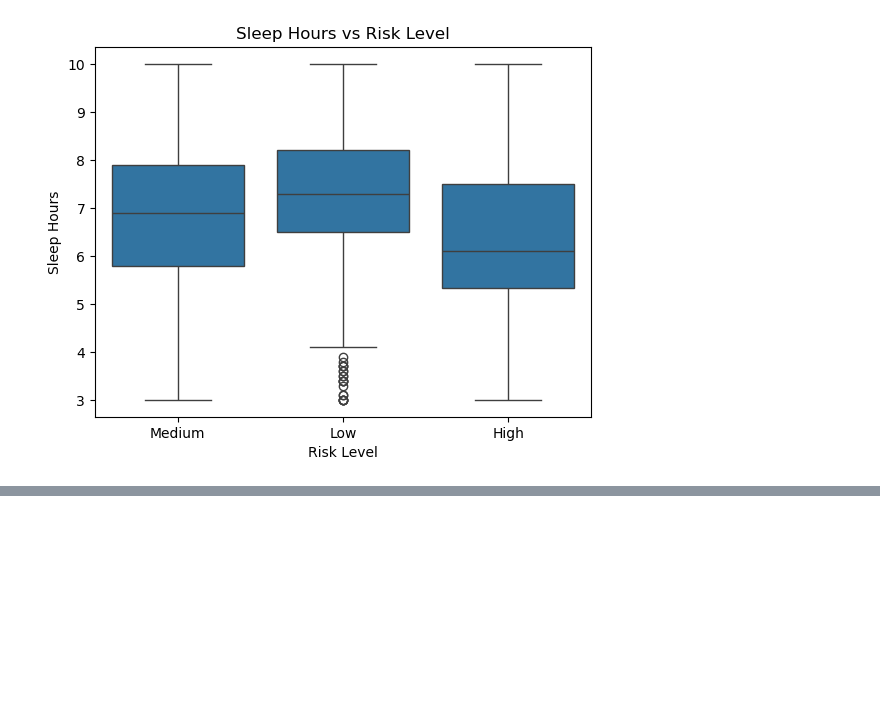
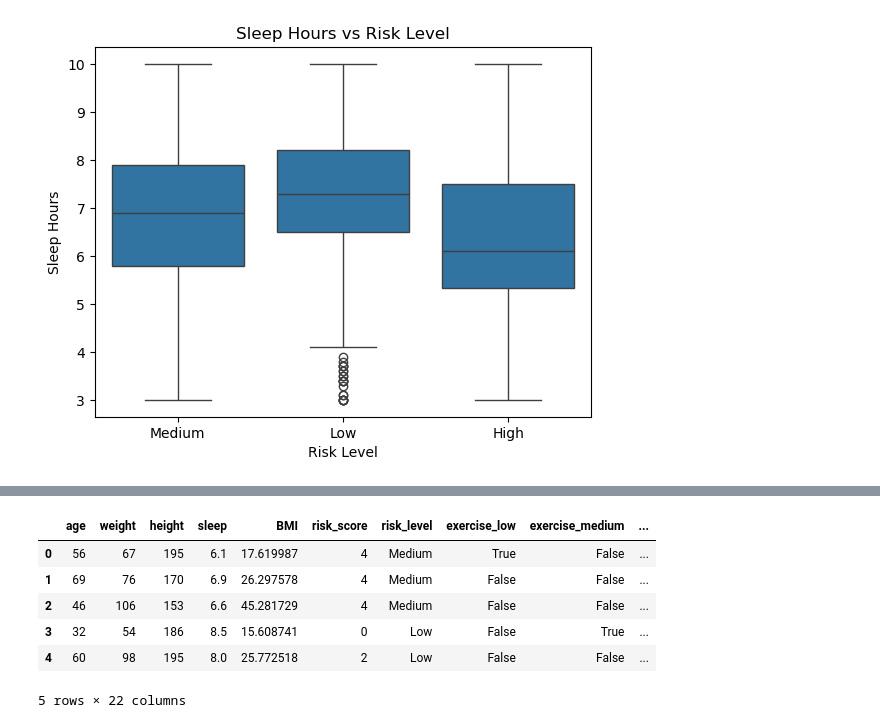
Before and after one commit to KanikTyagi111/2nd_year_mini_project, a Jupyter notebook: life_insurance_ml_model.ipynb, the cells around one changed output, grey strips where cells are left out. Saved outputs shown, nothing was run; the diff lists cells and outputs as text; code cells hidden in the pictures; blank space fills up the shorter version.

```diff
--- a/life_insurance_ml_model.ipynb
+++ b/life_insurance_ml_model.ipynb
@@ -191,0 +228,2 @@ plt.show()
+# %%
+df1 = df
@@ -191,0 +239,16 @@ plt.show()
+# %%
+df1 = pd.get_dummies(
+    df1,
+    columns=['exercise', 'sugar_intake', 'smoking', 'alcohol', 'married', 'profession'],
+    drop_first=True
+)
+# %%
+df1.head()
+# %% [output]
+|  | age | weight | height | sleep | BMI | risk_score | risk_level | exercise_low | exercise_medium | ... |
+| 0 | 56 | 67 | 195 | 6.1 | 17.619987 | 4 | Medium | True | False | ... |
+| 1 | 69 | 76 | 170 | 6.9 | 26.297578 | 4 | Medium | False | False | ... |
+| 2 | 46 | 106 | 153 | 6.6 | 45.281729 | 4 | Medium | False | False | ... |
+| 3 | 32 | 54 | 186 | 8.5 | 15.608741 | 0 | Low | False | True | ... |
+| 4 | 60 | 98 | 195 | 8.0 | 25.772518 | 2 | Low | False | False | ... |
+5 rows × 22 columns
```
Also changed, not shown: parts of 16 cells of this notebook.
